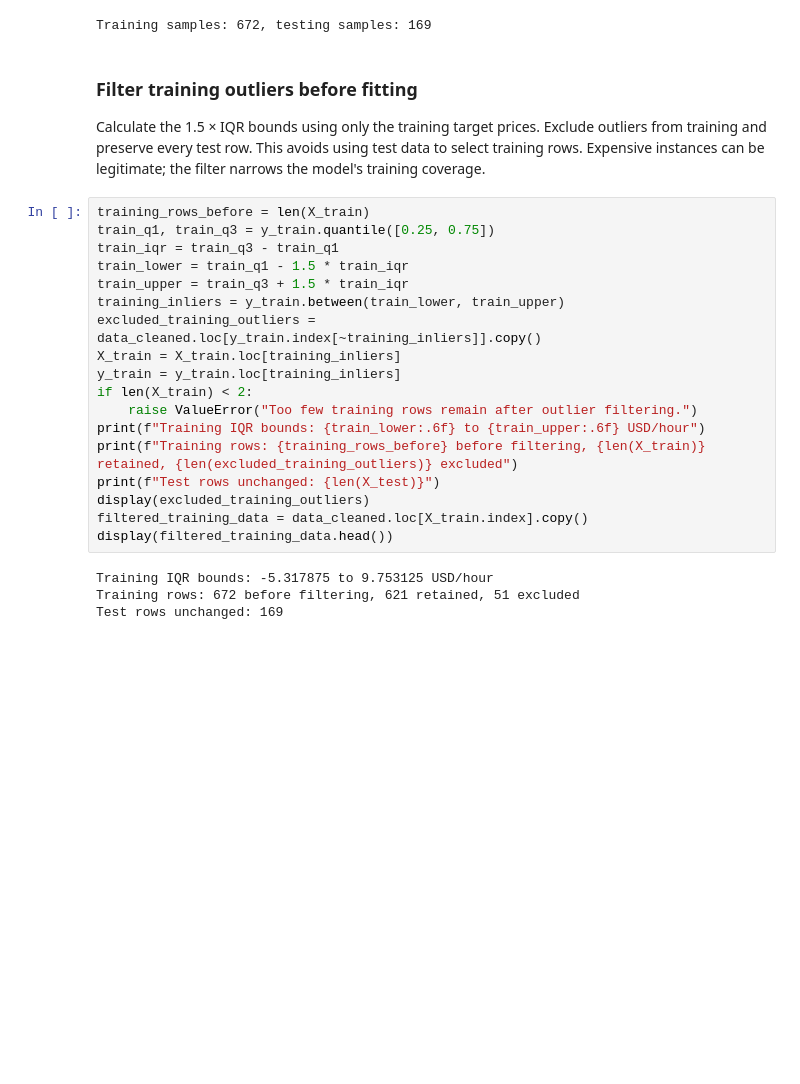
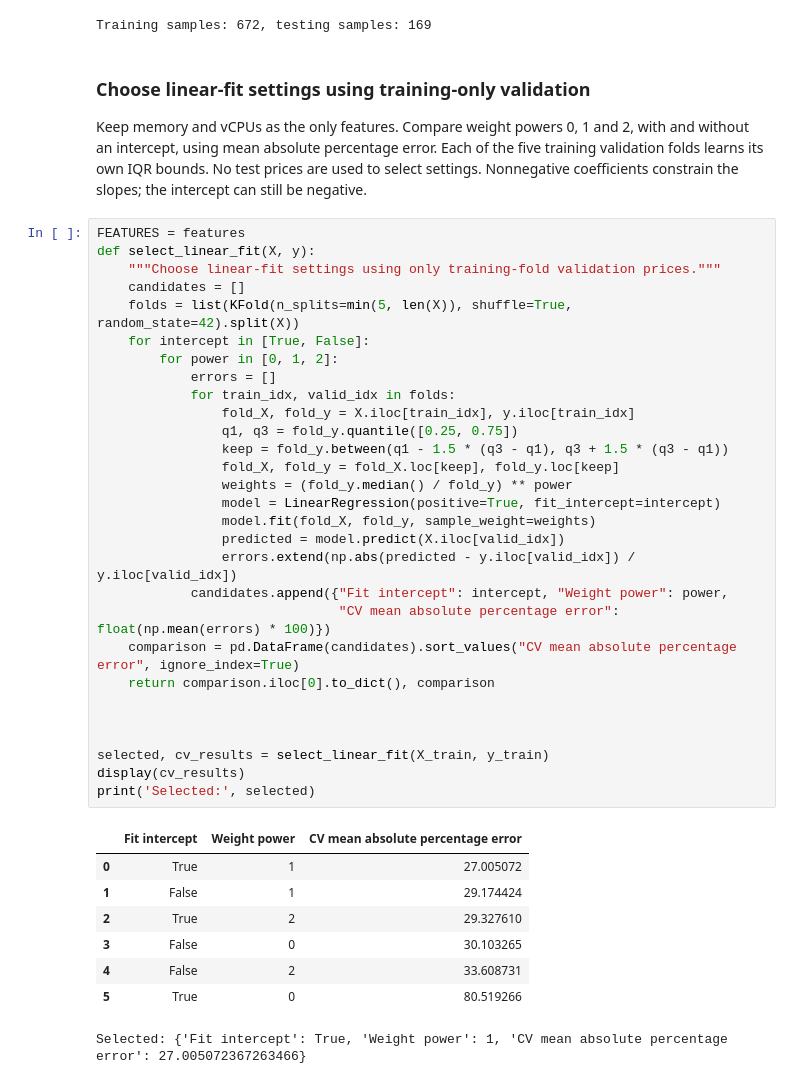
Before and after one commit to MadushanR/cloud-economics-ml, a Jupyter notebook: EC2_Analysis.ipynb, the cells around one changed output. Saved outputs shown, nothing was run; the diff lists cells and outputs as text; blank space fills up the shorter version.

```diff
--- a/EC2_Analysis.ipynb
+++ b/EC2_Analysis.ipynb
@@ -400,27 +401,43 @@ print(f"Training samples: {len(X_train)}, testing samples: {len(X_test)}")
 # %% [output]
 Training samples: 672, testing samples: 169
 # %% [markdown]
-### Filter training outliers before fitting
-Calculate the 1.5 × IQR bounds using only the training target prices. Exclude outliers from training and preserve every test row. This avoids using test data to select training rows. Expensive instances can be legitimate; the filter narrows the model's training coverage.
+### Choose linear-fit settings using training-only validation
+Keep memory and vCPUs as the only features. Compare weight powers 0, 1 and 2, with and without an intercept, using mean absolute percentage error. Each of the five training validation folds learns its own IQR bounds. No test prices are used to select settings. Nonnegative coefficients constrain the slopes; the intercept can still be negative.
 # %%
-training_rows_before = len(X_train)
-train_q1, train_q3 = y_train.quantile([0.25, 0.75])
-train_iqr = train_q3 - train_q1
-train_lower = train_q1 - 1.5 * train_iqr
-train_upper = train_q3 + 1.5 * train_iqr
-training_inliers = y_train.between(train_lower, train_upper)
-excluded_training_outliers = data_cleaned.loc[y_train.index[~training_inliers]].copy()
-X_train = X_train.loc[training_inliers]
-y_train = y_train.loc[training_inliers]
-if len(X_train) < 2:
-    raise ValueError("Too few training rows remain after outlier filtering.")
-print(f"Training IQR bounds: {train_lower:.6f} to {train_upper:.6f} USD/hour")
-print(f"Training rows: {training_rows_before} before filtering, {len(X_train)} retained, {len(excluded_training_outliers)} excluded")
-print(f"Test rows unchanged: {len(X_test)}")
-display(excluded_training_outliers)
-filtered_training_data = data_cleaned.loc[X_train.index].copy()
-display(filtered_training_data.head())
+FEATURES = features
+def select_linear_fit(X, y):
+    """Choose linear-fit settings using only training-fold validation prices."""
+    candidates = []
+    folds = list(KFold(n_splits=min(5, len(X)), shuffle=True, random_state=42).split(X))
+    for intercept in [True, False]:
+        for power in [0, 1, 2]:
+            errors = []
+            for train_idx, valid_idx in folds:
+                fold_X, fold_y = X.iloc[train_idx], y.iloc[train_idx]
+                q1, q3 = fold_y.quantile([0.25, 0.75])
+                keep = fold_y.between(q1 - 1.5 * (q3 - q1), q3 + 1.5 * (q3 - q1))
+                fold_X, fold_y = fold_X.loc[keep], fold_y.loc[keep]
+                weights = (fold_y.median() / fold_y) ** power
+                model = LinearRegression(positive=True, fit_intercept=intercept)
+                model.fit(fold_X, fold_y, sample_weight=weights)
+                predicted = model.predict(X.iloc[valid_idx])
+                errors.extend(np.abs(predicted - y.iloc[valid_idx]) / y.iloc[valid_idx])
+            candidates.append({"Fit intercept": intercept, "Weight power": power,
+                               "CV mean absolute percentage error": float(np.mean(errors) * 100)})
+    comparison = pd.DataFrame(candidates).sort_values("CV mean absolute percentage error", ignore_index=True)
+    return comparison.iloc[0].to_dict(), comparison
+
+
+
+selected, cv_results = select_linear_fit(X_train, y_train)
+display(cv_results)
+print('Selected:', selected)
 # %% [output]
+|  | Fit intercept | Weight power | CV mean absolute percentage error |
+| 0 | True | 1 | 27.005072 |
+| 1 | False | 1 | 29.174424 |
+| 2 | True | 2 | 29.327610 |
+| 3 | False | 0 | 30.103265 |
+| 4 | False | 2 | 33.608731 |
+| 5 | True | 0 | 80.519266 |
-Training IQR bounds: -5.317875 to 9.753125 USD/hour
-Training rows: 672 before filtering, 621 retained, 51 excluded
-Test rows unchanged: 169
+Selected: {'Fit intercept': True, 'Weight power': 1, 'CV mean absolute percentage error': 27.005072367263466}
```
Also changed, not shown: parts of 17 cells of this notebook, 5 other files.
